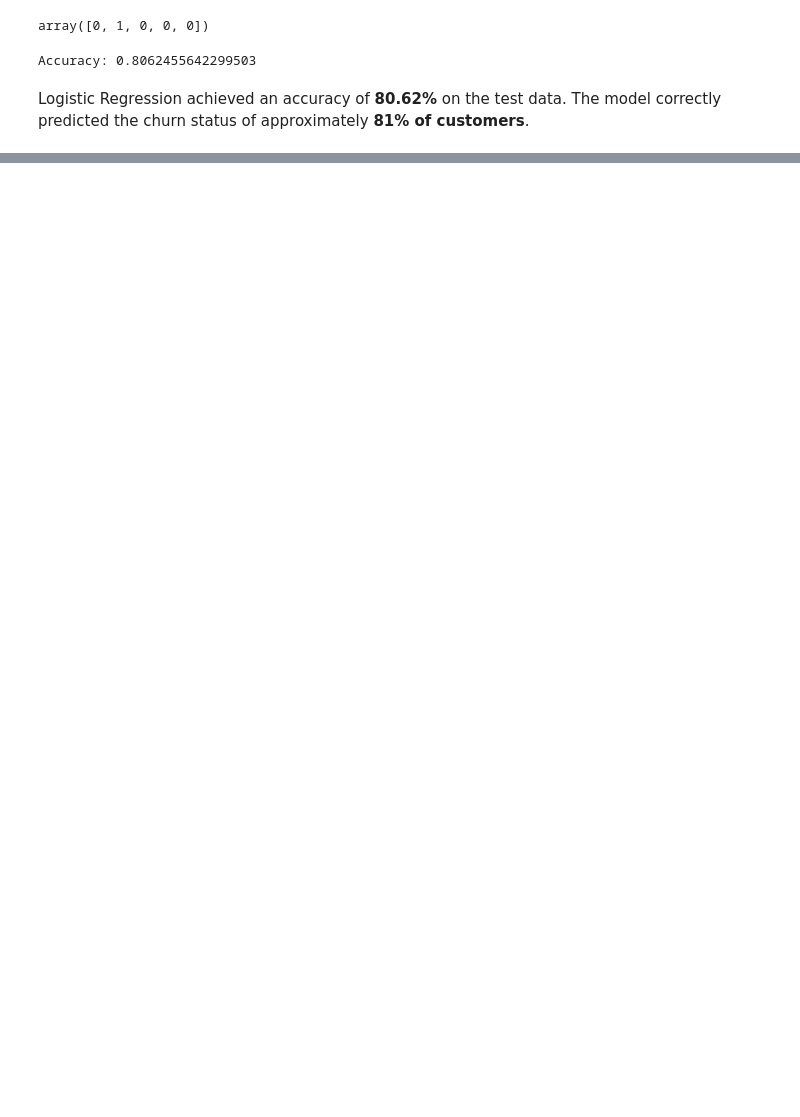
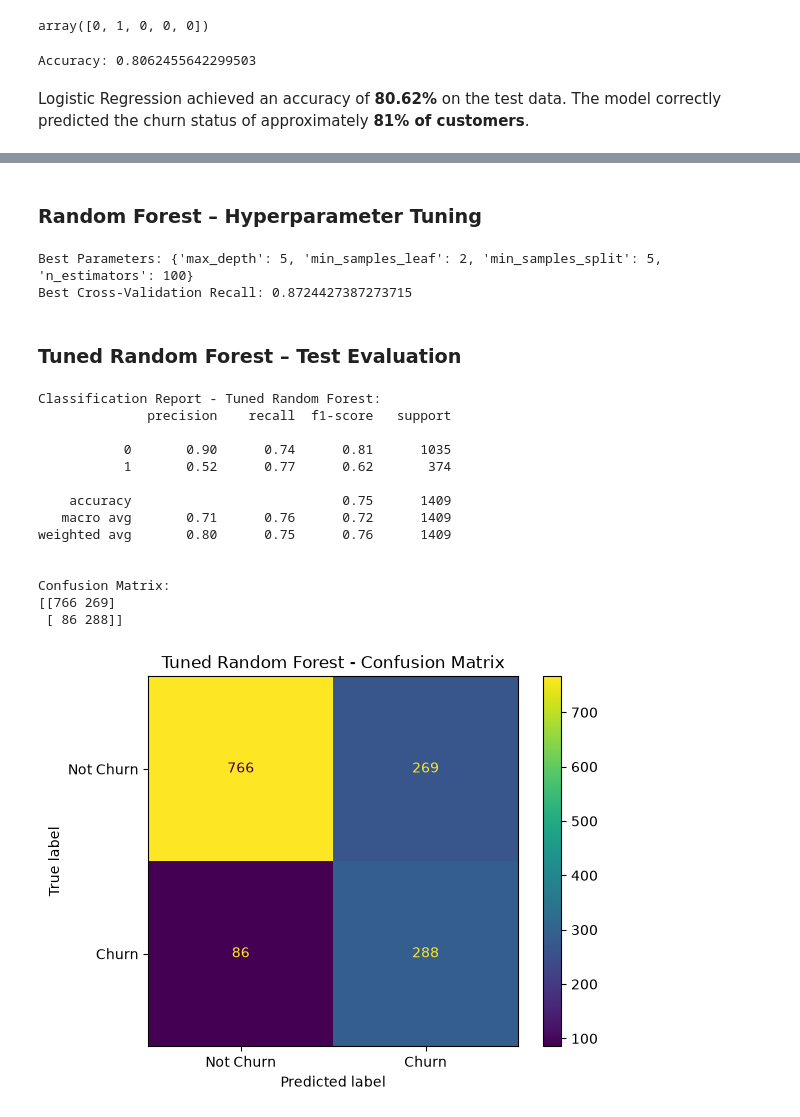
Before and after one commit to Nandhini-ds/telco-customer-churn-analysis, a Jupyter notebook: Customer_Churn_Analysis.ipynb, the cells around one changed output, grey strips where cells are left out. Drawn from its saved outputs; the diff is of its cells as text; code cells hidden in the pictures; blank space fills up the shorter version.

```diff
--- a/Customer_Churn_Analysis.ipynb
+++ b/Customer_Churn_Analysis.ipynb
@@ -454,0 +709,80 @@ Logistic Regression achieved an accuracy of **80.62%** on the test data. The mod
+# %% [markdown]
+### Random Forest – Hyperparameter Tuning
+# %%
+from sklearn.ensemble import RandomForestClassifier
+from sklearn.model_selection import GridSearchCV
+
+# Create Random Forest model
+rf = RandomForestClassifier(random_state=42)
+
+# Define hyperparameters to tune
+param_grid_rf = {
+    'n_estimators': [100, 200],
+    'max_depth': [5, 10, None],
+    'min_samples_split': [2, 5],
+    'min_samples_leaf': [1, 2]
+}
+
+# GridSearchCV
+grid_rf = GridSearchCV(
+    estimator=rf,
+    param_grid=param_grid_rf,
+    cv=5,
+    scoring='recall',
+    n_jobs=-1
+)
+
+# Train on SMOTE-balanced training data
+grid_rf.fit(X_train_smote, y_train_smote)
+
+print("Best Parameters:", grid_rf.best_params_)
+print("Best Cross-Validation Recall:", grid_rf.best_score_)
+# %% [output]
+Best Parameters: {'max_depth': 5, 'min_samples_leaf': 2, 'min_samples_split': 5, 'n_estimators': 100}
+Best Cross-Validation Recall: 0.8724427387273715
+# %% [markdown]
+### Tuned Random Forest – Test Evaluation
+# %%
+from sklearn.metrics import classification_report, confusion_matrix, ConfusionMatrixDisplay
+import matplotlib.pyplot as plt
+
+# Get the best Random Forest model
+best_rf = grid_rf.best_estimator_
+
+# Predict on the unchanged test data
+y_pred_rf = best_rf.predict(X_test)
+
+# Classification Report
+print("Classification Report - Tuned Random Forest:")
+print(classification_report(y_test, y_pred_rf))
+
+# Confusion Matrix
+print("\nConfusion Matrix:")
+cm_rf = confusion_matrix(y_test, y_pred_rf)
+print(cm_rf)
+
+# Visualize Confusion Matrix
+ConfusionMatrixDisplay.from_predictions(
+    y_test,
+    y_pred_rf,
+    display_labels=["Not Churn", "Churn"]
+)
+
+plt.title("Tuned Random Forest - Confusion Matrix")
+plt.show()
+# %% [output]
+Classification Report - Tuned Random Forest:
+              precision    recall  f1-score   support
+
+           0       0.90      0.74      0.81      1035
+           1       0.52      0.77      0.62       374
+
+    accuracy                           0.75      1409
+   macro avg       0.71      0.76      0.72      1409
+weighted avg       0.80      0.75      0.76      1409
+
+
+Confusion Matrix:
+[[766 269]
+ [ 86 288]]
+[figure, added]
```
Also changed, not shown: parts of 62 cells of this notebook.
